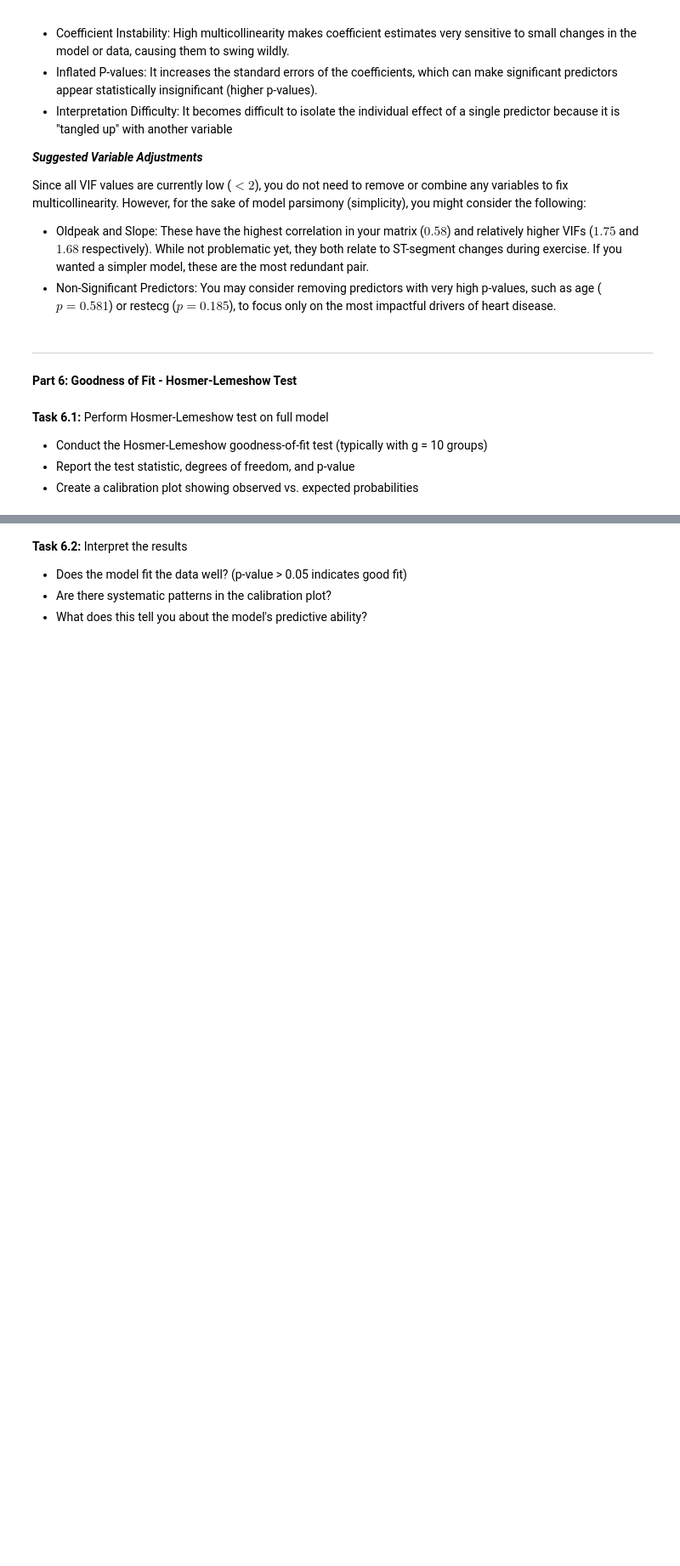
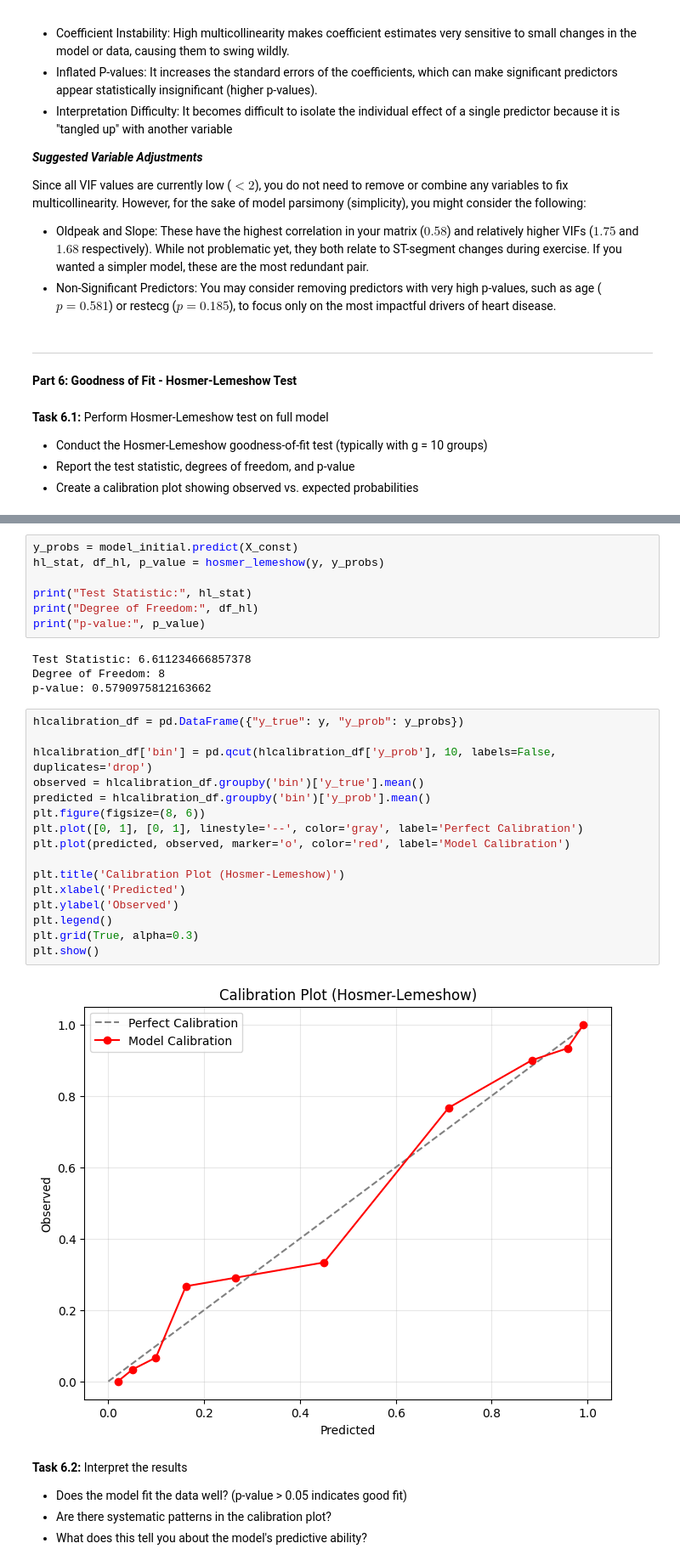
Before and after one commit to Drylryss/Logistic-Regression-Comprehensive-Exercise, a Jupyter notebook: Logistic-Regression-Comprehensive-Exercise.ipynb, the cells around one changed output, grey strips where cells are left out. Shown at 85% size. Drawn from its saved outputs; the diff is of its cells as text; blank space fills up the shorter version.

```diff
--- a/Logistic-Regression-Comprehensive-Exercise.ipynb
+++ b/Logistic-Regression-Comprehensive-Exercise.ipynb
@@ -637,3 +635,32 @@ Even though your current model does not suffer from high multicollinearity, it i
+# %%
+y_probs = model_initial.predict(X_const)
+hl_stat, df_hl, p_value = hosmer_lemeshow(y, y_probs)
+
+print("Test Statistic:", hl_stat)
+print("Degree of Freedom:", df_hl)
+print("p-value:", p_value)
+# %% [output]
+Test Statistic: 6.611234666857378
+Degree of Freedom: 8
+p-value: 0.5790975812163662
+# %%
+hlcalibration_df = pd.DataFrame({"y_true": y, "y_prob": y_probs})
+
+hlcalibration_df['bin'] = pd.qcut(hlcalibration_df['y_prob'], 10, labels=False, duplicates='drop')
+observed = hlcalibration_df.groupby('bin')['y_true'].mean()
+predicted = hlcalibration_df.groupby('bin')['y_prob'].mean()
+plt.figure(figsize=(8, 6))
+plt.plot([0, 1], [0, 1], linestyle='--', color='gray', label='Perfect Calibration')
+plt.plot(predicted, observed, marker='o', color='red', label='Model Calibration')
+
+plt.title('Calibration Plot (Hosmer-Lemeshow)')
+plt.xlabel('Predicted')
+plt.ylabel('Observed')
+plt.legend()
+plt.grid(True, alpha=0.3)
+plt.show()
+# %% [output]
+[figure, added]
 # %% [markdown]
 **Task 6.2:** Interpret the results<br>
 - Does the model fit the data well? (p-value > 0.05 indicates good fit)<br>
```
Also changed, not shown: parts of 15 cells of this notebook.
